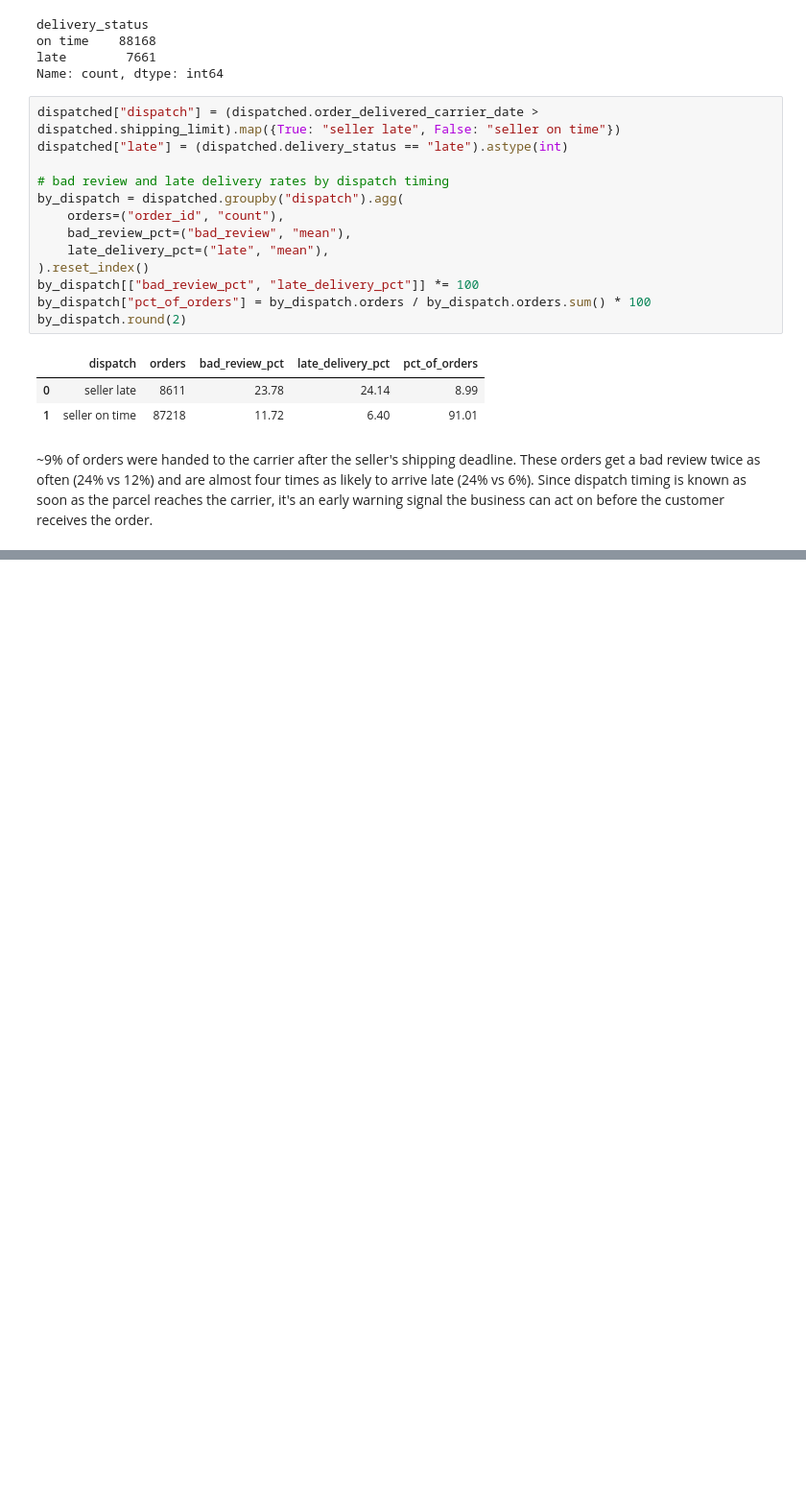
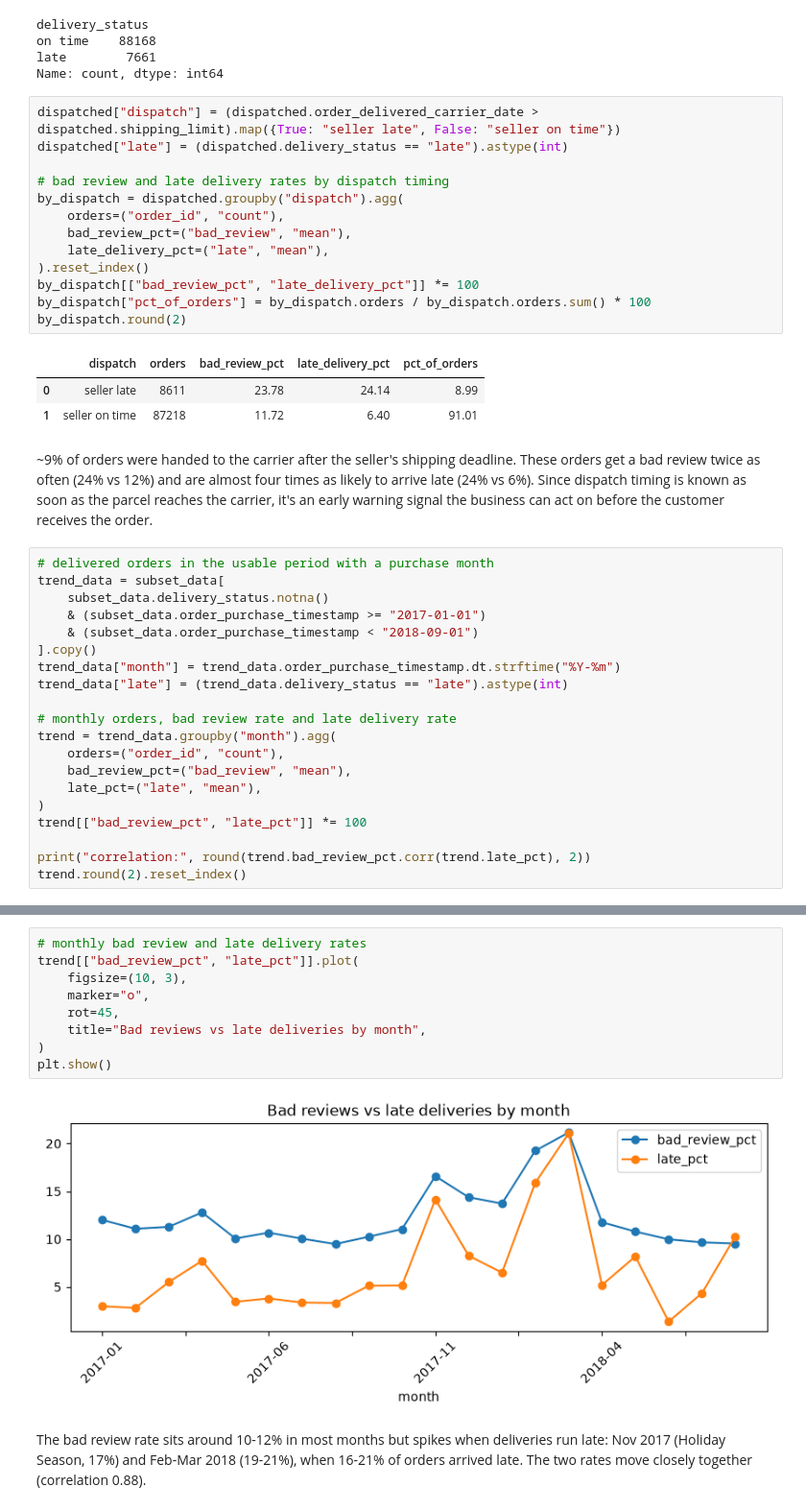
Before and after one commit to koustubhprem/elio-assessment, a Jupyter notebook: notebooks/00_load_and_explore_data.ipynb, the cells around one changed output, grey strips where cells are left out. Shown at 96% size. Drawn from its saved outputs; the diff is of its cells as text; blank space fills up the shorter version.

```diff
--- a/notebooks/00_load_and_explore_data.ipynb
+++ b/notebooks/00_load_and_explore_data.ipynb
@@ -658,3 +660,23 @@ by_dispatch.round(2)
 | 1 | seller on time | 87218 | 11.72 | 6.40 | 91.01 |
 # %% [markdown]
 ~9% of orders were handed to the carrier after the seller's shipping deadline. These orders get a bad review twice as often (24% vs 12%) and are almost four times as likely to arrive late (24% vs 6%). Since dispatch timing is known as soon as the parcel reaches the carrier, it's an early warning signal the business can act on before the customer receives the order.
+# %%
+# delivered orders in the usable period with a purchase month
+trend_data = subset_data[
+    subset_data.delivery_status.notna()
+    & (subset_data.order_purchase_timestamp >= "2017-01-01")
+    & (subset_data.order_purchase_timestamp < "2018-09-01")
+].copy()
+trend_data["month"] = trend_data.order_purchase_timestamp.dt.strftime("%Y-%m")
+trend_data["late"] = (trend_data.delivery_status == "late").astype(int)
+
+# monthly orders, bad review rate and late delivery rate
+trend = trend_data.groupby("month").agg(
+    orders=("order_id", "count"),
+    bad_review_pct=("bad_review", "mean"),
+    late_pct=("late", "mean"),
+)
+trend[["bad_review_pct", "late_pct"]] *= 100
+
+print("correlation:", round(trend.bad_review_pct.corr(trend.late_pct), 2))
+trend.round(2).reset_index()
@@ -660,0 +702,13 @@ by_dispatch.round(2)
+# %%
+# monthly bad review and late delivery rates
+trend[["bad_review_pct", "late_pct"]].plot(
+    figsize=(10, 3),
+    marker="o",
+    rot=45,
+    title="Bad reviews vs late deliveries by month",
+)
+plt.show()
+# %% [output]
+[figure, added]
+# %% [markdown]
+The bad review rate sits around 10-12% in most months but spikes when deliveries run late: Nov 2017 (Holiday Season, 17%) and Feb-Mar 2018 (19-21%), when 16-21% of orders arrived late. The two rates move closely together (correlation 0.88).
```
Also changed, not shown: parts of 4 cells of this notebook.
